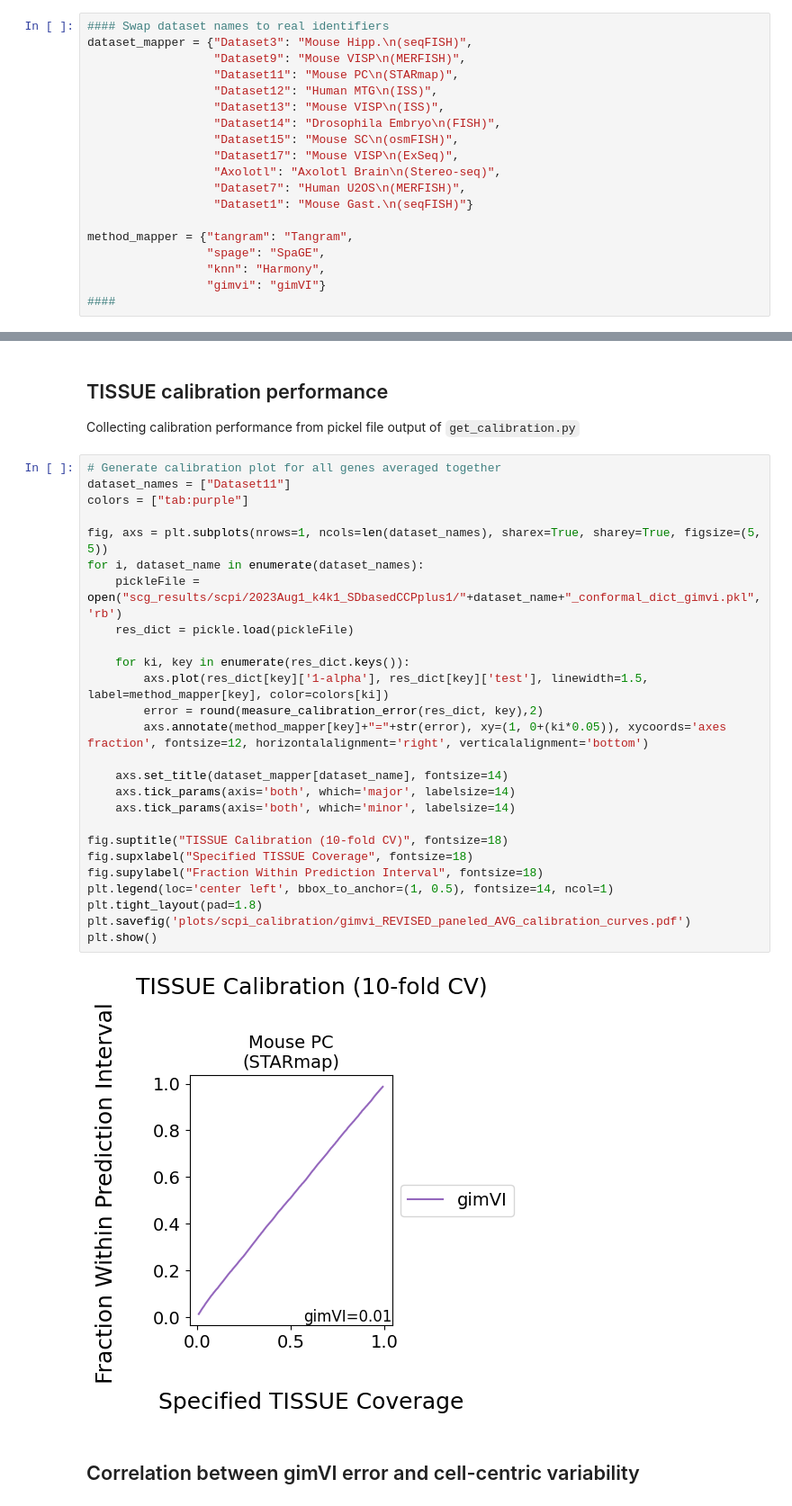
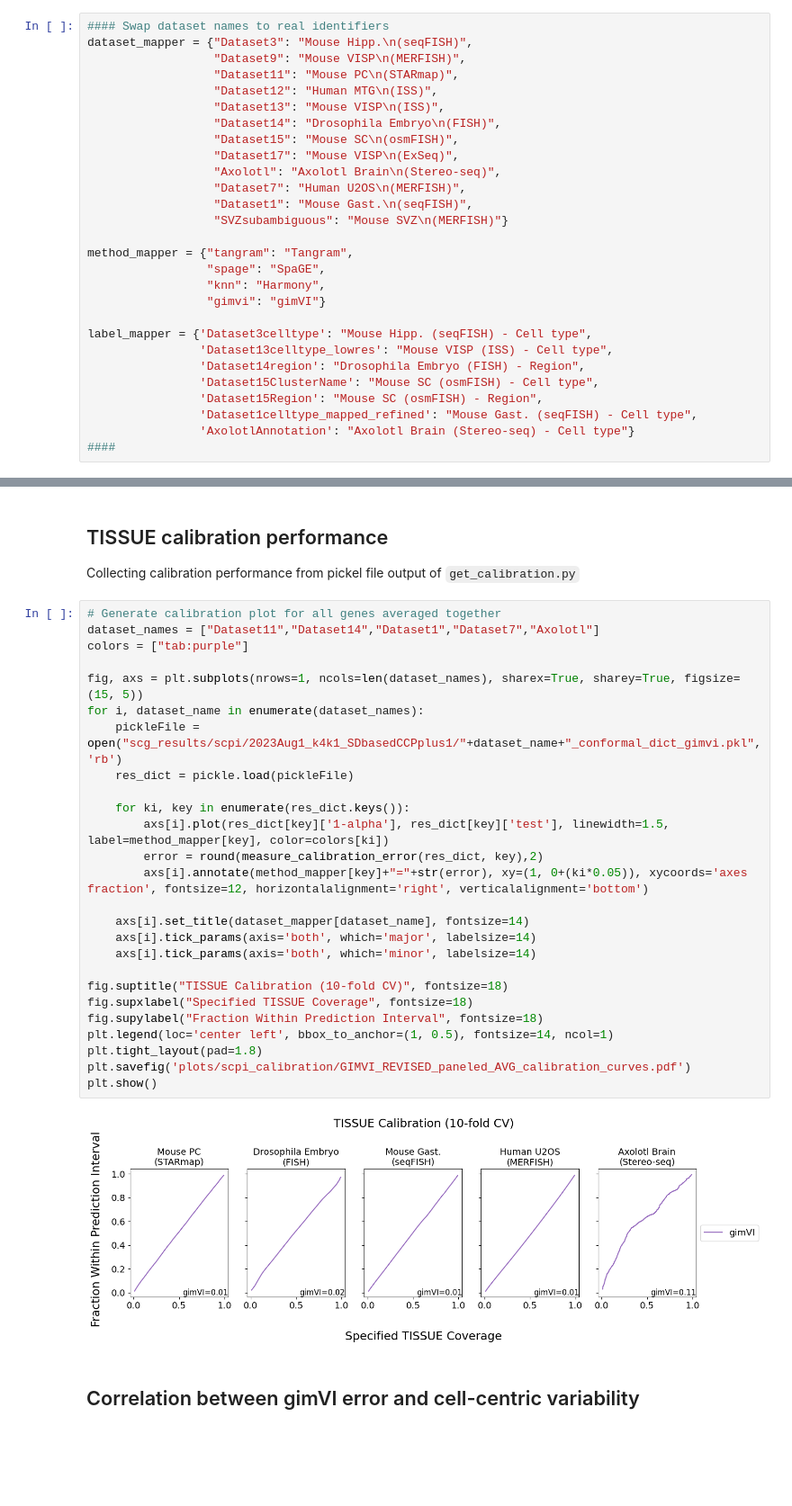
Before and after one commit to sunericd/tissue-figures-and-analyses, a Jupyter notebook: notebooks/Supplemental_gimvi_analysis.ipynb, the cells around one changed output, grey strips where cells are left out. Shown at 90% size. Drawn from its saved outputs; the diff is of its cells as text; blank space fills up the shorter version.

Commit message:
revised code for newest version

```diff
--- a/notebooks/Supplemental_gimvi_analysis.ipynb
+++ b/notebooks/Supplemental_gimvi_analysis.ipynb
@@ -31,12 +46,21 @@ dataset_mapper = {"Dataset3": "Mouse Hipp.\n(seqFISH)",
                   "Dataset17": "Mouse VISP\n(ExSeq)",
                   "Axolotl": "Axolotl Brain\n(Stereo-seq)",
                   "Dataset7": "Human U2OS\n(MERFISH)",
-                  "Dataset1": "Mouse Gast.\n(seqFISH)"}
+                  "Dataset1": "Mouse Gast.\n(seqFISH)",
+                  "SVZsubambiguous": "Mouse SVZ\n(MERFISH)"}
 
 method_mapper = {"tangram": "Tangram",
                  "spage": "SpaGE",
                  "knn": "Harmony",
                  "gimvi": "gimVI"}
+
+label_mapper = {'Dataset3celltype': "Mouse Hipp. (seqFISH) - Cell type",
+                'Dataset13celltype_lowres': "Mouse VISP (ISS) - Cell type",
+                'Dataset14region': "Drosophila Embryo (FISH) - Region",
+                'Dataset15ClusterName': "Mouse SC (osmFISH) - Cell type",
+                'Dataset15Region': "Mouse SC (osmFISH) - Region",
+                'Dataset1celltype_mapped_refined': "Mouse Gast. (seqFISH) - Cell type",
+                'AxolotlAnnotation': "Axolotl Brain (Stereo-seq) - Cell type"}
 ####
 # %% [markdown]
 ## gimVI prediction performance
@@ -139,32 +168,32 @@ plt.show()
 Collecting calibration performance from pickel file output of `get_calibration.py`
 # %%
 # Generate calibration plot for all genes averaged together
-dataset_names = ["Dataset11"]
+dataset_names = ["Dataset11","Dataset14","Dataset1","Dataset7","Axolotl"]
 colors = ["tab:purple"]
 
-fig, axs = plt.subplots(nrows=1, ncols=len(dataset_names), sharex=True, sharey=True, figsize=(5, 5))
+fig, axs = plt.subplots(nrows=1, ncols=len(dataset_names), sharex=True, sharey=True, figsize=(15, 5))
 for i, dataset_name in enumerate(dataset_names):
     pickleFile = open("scg_results/scpi/2023Aug1_k4k1_SDbasedCCPplus1/"+dataset_name+"_conformal_dict_gimvi.pkl", 'rb')
     res_dict = pickle.load(pickleFile)
 
     for ki, key in enumerate(res_dict.keys()):
-        axs.plot(res_dict[key]['1-alpha'], res_dict[key]['test'], linewidth=1.5, label=method_mapper[key], color=colors[ki])
+        axs[i].plot(res_dict[key]['1-alpha'], res_dict[key]['test'], linewidth=1.5, label=method_mapper[key], color=colors[ki])
         error = round(measure_calibration_error(res_dict, key),2)
-        axs.annotate(method_mapper[key]+"="+str(error), xy=(1, 0+(ki*0.05)), xycoords='axes fraction', fontsize=12, horizontalalignment='right', verticalalignment='bottom')
+        axs[i].annotate(method_mapper[key]+"="+str(error), xy=(1, 0+(ki*0.05)), xycoords='axes fraction', fontsize=12, horizontalalignment='right', verticalalignment='bottom')
 
-    axs.set_title(dataset_mapper[dataset_name], fontsize=14)
-    axs.tick_params(axis='both', which='major', labelsize=14)
-    axs.tick_params(axis='both', which='minor', labelsize=14)
+    axs[i].set_title(dataset_mapper[dataset_name], fontsize=14)
+    axs[i].tick_params(axis='both', which='major', labelsize=14)
+    axs[i].tick_params(axis='both', which='minor', labelsize=14)
 
 fig.suptitle("TISSUE Calibration (10-fold CV)", fontsize=18)
 fig.supxlabel("Specified TISSUE Coverage", fontsize=18)
 fig.supylabel("Fraction Within Prediction Interval", fontsize=18)
 plt.legend(loc='center left', bbox_to_anchor=(1, 0.5), fontsize=14, ncol=1)
 plt.tight_layout(pad=1.8)
-plt.savefig('plots/scpi_calibration/gimvi_REVISED_paneled_AVG_calibration_curves.pdf')
+plt.savefig('plots/scpi_calibration/GIMVI_REVISED_paneled_AVG_calibration_curves.pdf')
 plt.show()
 # %% [output]
-[figure, old version]
+[figure, new version]
 # %% [markdown]
 ## Correlation between gimVI error and cell-centric variability
 # %%
```
Also changed, not shown: parts of 23 cells of this notebook, 9 other files.
